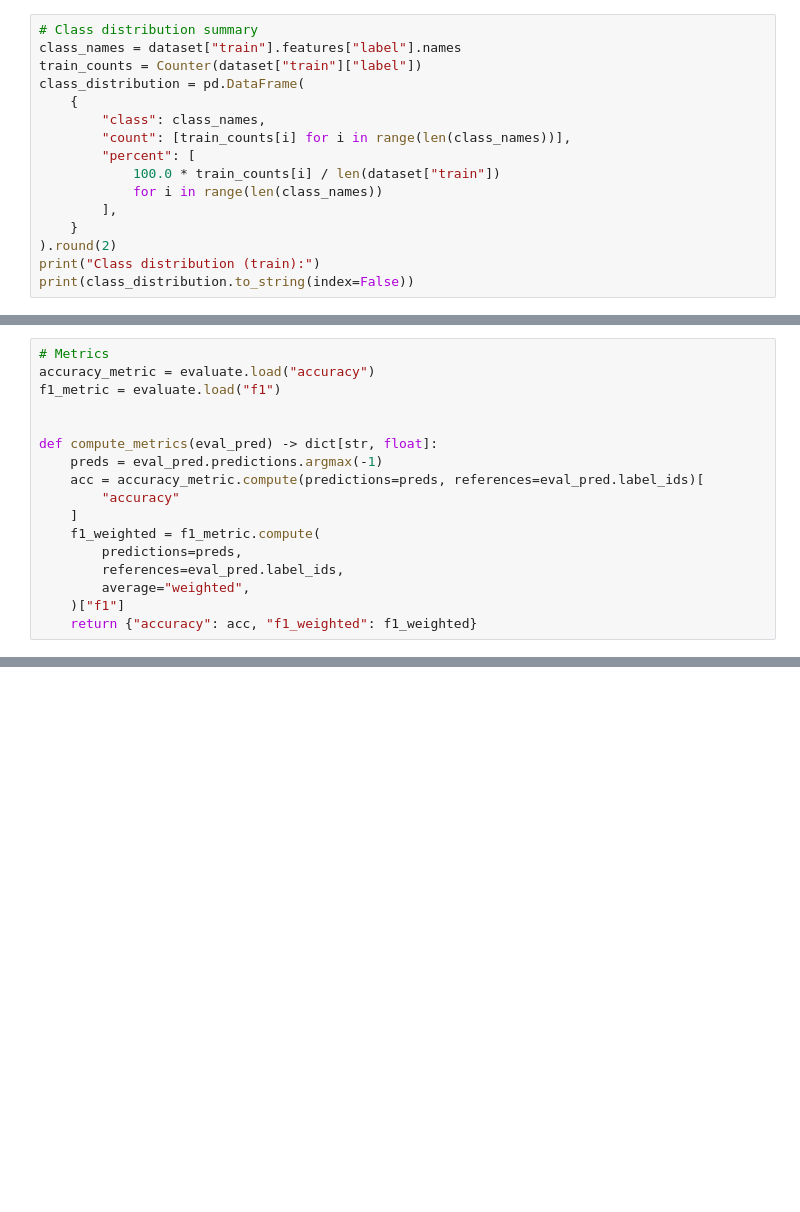
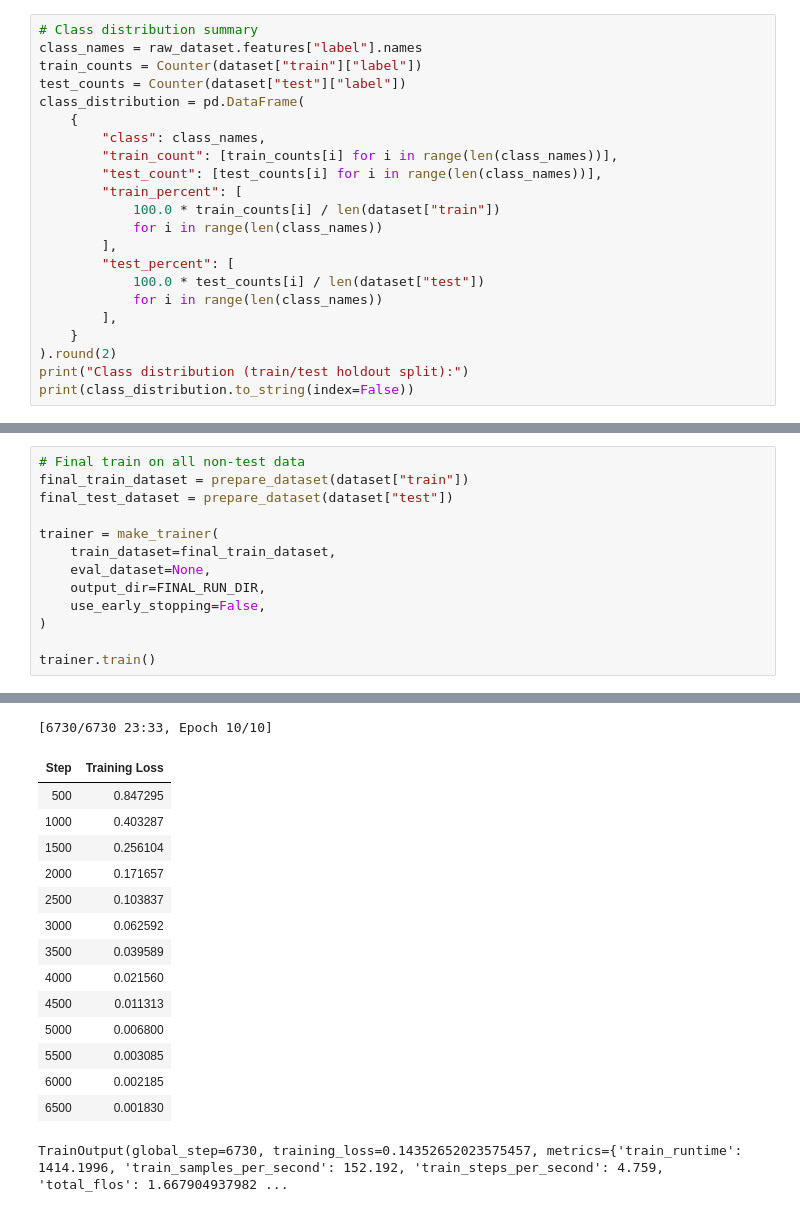
Before and after one commit to robin-ede/cow-behavior-analysis, a Jupyter notebook: 05_vit_behavior_classifier.ipynb, the cells around one changed output, grey strips where cells are left out. Cells and saved outputs as stored; diff of their text form; blank space fills up the shorter version.

```diff
--- a/05_vit_behavior_classifier.ipynb
+++ b/05_vit_behavior_classifier.ipynb
@@ -91,17 +102,23 @@ Dataset splits -> train: 17,724, val: 3,799, test: 3,799
 # %%
 # Class distribution summary
-class_names = dataset["train"].features["label"].names
+class_names = raw_dataset.features["label"].names
 train_counts = Counter(dataset["train"]["label"])
+test_counts = Counter(dataset["test"]["label"])
 class_distribution = pd.DataFrame(
     {
         "class": class_names,
-        "count": [train_counts[i] for i in range(len(class_names))],
-        "percent": [
+        "train_count": [train_counts[i] for i in range(len(class_names))],
+        "test_count": [test_counts[i] for i in range(len(class_names))],
+        "train_percent": [
             100.0 * train_counts[i] / len(dataset["train"])
+            for i in range(len(class_names))
+        ],
+        "test_percent": [
+            100.0 * test_counts[i] / len(dataset["test"])
             for i in range(len(class_names))
         ],
     }
 ).round(2)
-print("Class distribution (train):")
+print("Class distribution (train/test holdout split):")
 print(class_distribution.to_string(index=False))
 # %% [output]
@@ -156,17 +131,0 @@ Notes:
-# %%
-# Metrics
-accuracy_metric = evaluate.load("accuracy")
-f1_metric = evaluate.load("f1")
-
-
-def compute_metrics(eval_pred) -> dict[str, float]:
-    preds = eval_pred.predictions.argmax(-1)
-    acc = accuracy_metric.compute(predictions=preds, references=eval_pred.label_ids)[
-        "accuracy"
-    ]
-    f1_weighted = f1_metric.compute(
-        predictions=preds,
-        references=eval_pred.label_ids,
-        average="weighted",
-    )["f1"]
-    return {"accuracy": acc, "f1_weighted": f1_weighted}
@@ -223,0 +429,14 @@ TrainOutput(global_step=5540, training_loss=0.1505547777477262, metrics={'train_
+# %%
+# Final train on all non-test data
+final_train_dataset = prepare_dataset(dataset["train"])
+final_test_dataset = prepare_dataset(dataset["test"])
+
+trainer = make_trainer(
+    train_dataset=final_train_dataset,
+    eval_dataset=None,
+    output_dir=FINAL_RUN_DIR,
+    use_early_stopping=False,
+)
+
+trainer.train()
+# %% [output]
@@ -224 +456,17 @@ TrainOutput(global_step=5540, training_loss=0.1505547777477262, metrics={'train_
+[6730/6730 23:33, Epoch 10/10]
+| Step | Training Loss |
+| 500 | 0.847295 |
+| 1000 | 0.403287 |
+| 1500 | 0.256104 |
+| 2000 | 0.171657 |
+| 2500 | 0.103837 |
+| 3000 | 0.062592 |
+| 3500 | 0.039589 |
+| 4000 | 0.021560 |
+| 4500 | 0.011313 |
+| 5000 | 0.006800 |
+| 5500 | 0.003085 |
+| 6000 | 0.002185 |
+| 6500 | 0.001830 |
+TrainOutput(global_step=6730, training_loss=0.14352652023575457, metrics={'train_runtime': 1414.1996, 'train_samples_per_second': 152.192, 'train_steps_per_second': 4.759, 'total_flos': 1.667904937982 ...
 # %%
```
Also changed, not shown: parts of 17 cells of this notebook, 5 other files.
